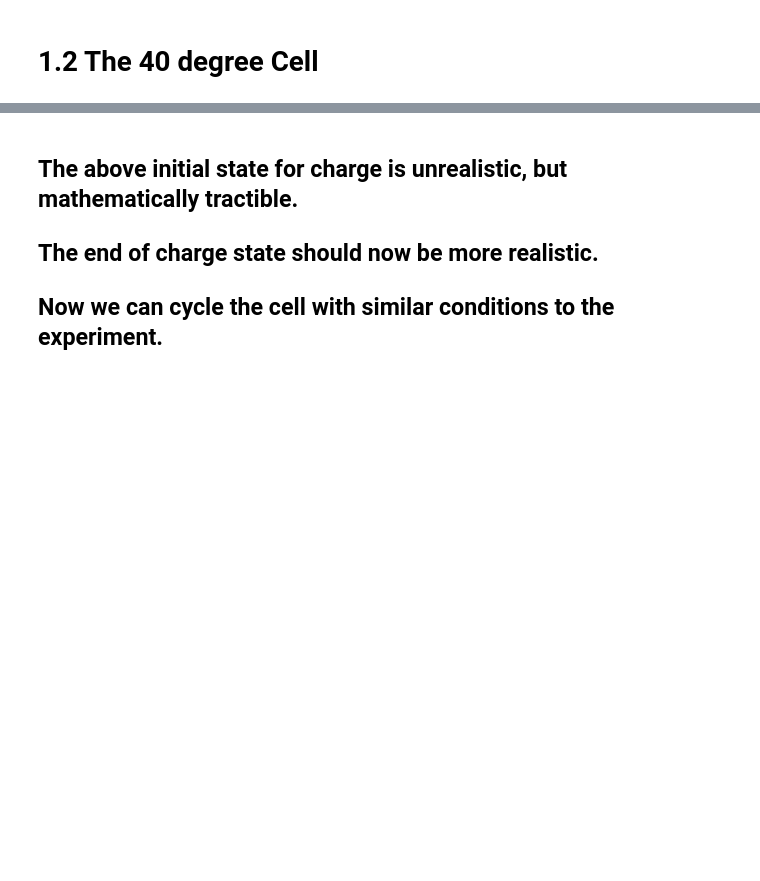
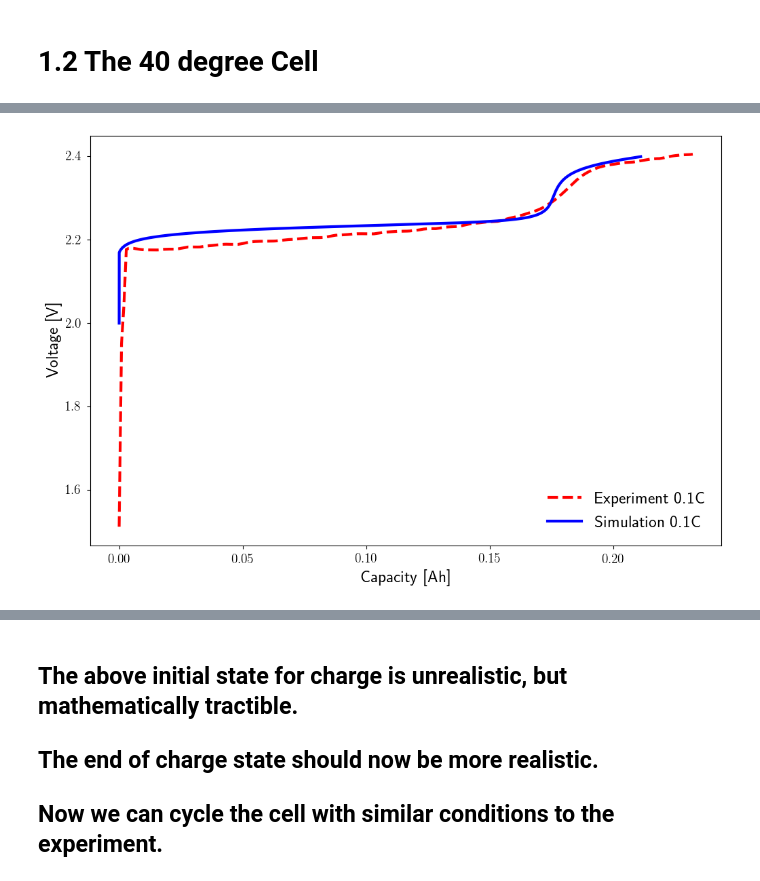
Before and after one commit to DrMichaelCornish/LiS-Models, a Jupyter notebook: Cornish & Marinescu (2021)/Parameter Fitting.ipynb, the cells around one changed output, grey strips where cells are left out. Cells and saved outputs as stored; diff of their text form; code cells hidden in the pictures; blank space fills up the shorter version.

```diff
--- a/Cornish & Marinescu (2021)/Parameter Fitting.ipynb
+++ b/Cornish & Marinescu (2021)/Parameter Fitting.ipynb
@@ -167,10 +167,10 @@ param_30.update(
     {
         "Current function [A]": I,
         "Initial Condition for Terminal Voltage [V]": V_initial_cha,
-        "Initial Condition for S8 ion [g]" : S8_initial_cha,
-        "Initial Condition for S4 ion [g]" : S4_initial_cha,
-        "Initial Condition for S2 ion [g]" : S2_initial_cha,
-        "Initial Condition for S ion [g]" : S1_initial_cha,
+        "Initial Condition for S8 ion [g]" : S8_initial_cha_30,
+        "Initial Condition for S4 ion [g]" : S4_initial_cha_30,
+        "Initial Condition for S2 ion [g]" : S2_initial_cha_30,
+        "Initial Condition for S ion [g]" : S1_initial_cha_30,
         "Initial Condition for Precipitated Sulfur [g]" : Sp_initial_cha,
         "Lower voltage cut-off [V]" : 1.2,
         "Upper voltage cut-off [V]" : 2.5,
@@ -225,10 +225,10 @@ psetup failed: .../casadi/interfaces/sundials/idas_interface.cpp:849: Calculatin
 psetup failed: .../casadi/interfaces/sundials/idas_interface.cpp:849: Calculating Jacobian failed
 At t = 26261.7 and h = 9.53674e-08, the corrector convergence failed repeatedly or with |h| = hmin.
 # %%
-index = len(sim_30_cha1.solution.t[sim_30_cha1.solution.t < 36001])
+index_30 = len(sim_30_cha1.solution.t[sim_30_cha1.solution.t < 36001])
 
-capacity = abs(I)*sim_30_cha1.solution.t[:index]/3600
-voltage = sim_30_cha1.solution['Terminal voltage [V]'].entries[:index]
+capacity = abs(I)*sim_30_cha1.solution.t[:index_30]/3600
+voltage = sim_30_cha1.solution['Terminal voltage [V]'].entries[:index_30]
 
 # get experimental data
 filename = 'Cornish & Marinescu (2021)/vol_data'
@@ -631,0 +665,23 @@ TypeError: object of type 'NoneType' has no len()
+# %%
+index_40 = len(sim_40_cha1.solution.t[sim_40_cha1.solution.t < 36001])
+
+capacity = abs(I)*sim_40_cha1.solution.t[:index]/3600
+voltage = sim_40_cha1.solution['Terminal voltage [V]'].entries[:index]
+
+# get experimental data
+filename = 'Cornish & Marinescu (2021)/vol_data'
+infile = open(filename,'rb')
+data_dict = pickle.load(infile)
+infile.close()
+
+discharge_data = data_dict['discharge']
+charge_data = data_dict['charge']
+
+plt.plot(charge_data['40']['capacity'],charge_data['40']['internal voltage'], linestyle='--')
+
+plt.plot(capacity, voltage)
+plt.legend(['Experiment 0.1C', 'Simulation 0.1C'], loc = 'lower right', frameon=False)
+plt.xlabel('Capacity [Ah]')
+plt.ylabel('Voltage [V]');
+# %% [output]
+[figure, added]
```
Also changed, not shown: parts of 9 cells of this notebook.
